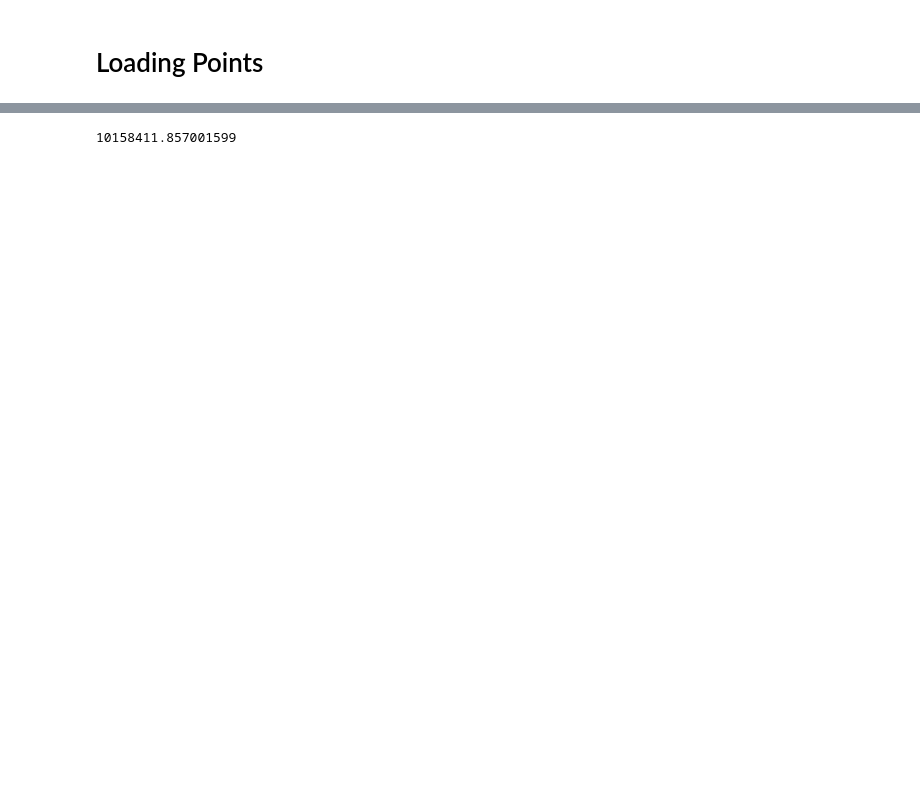
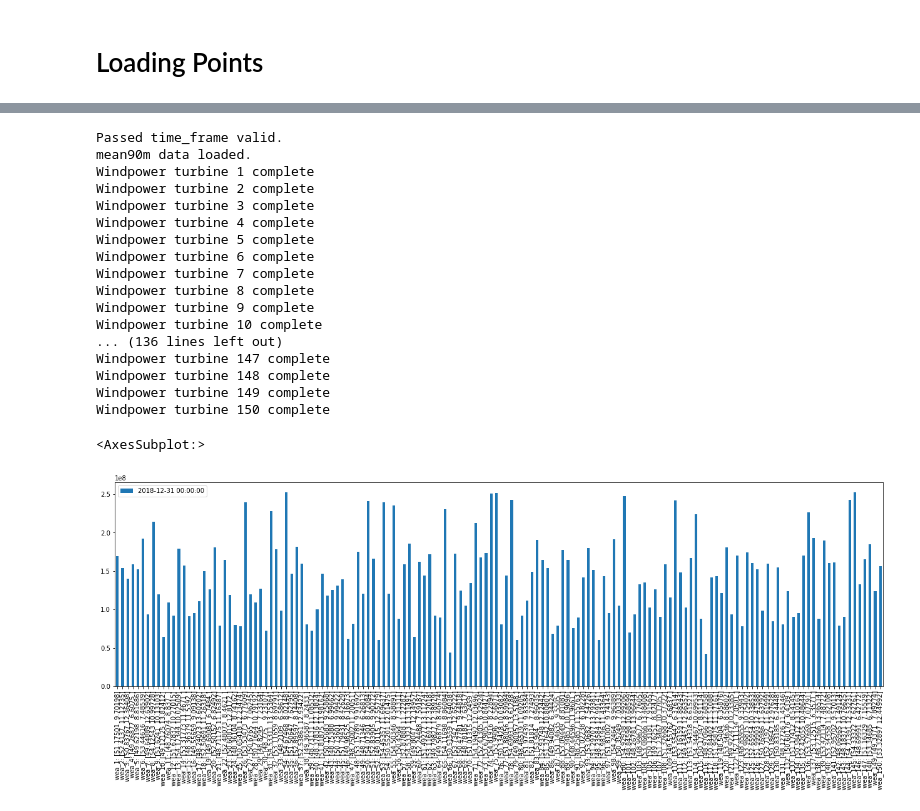
Before and after one commit to clwehner/Windatlas, a Jupyter notebook: windatlas/anemos_data/test_all.ipynb, the cells around one changed output, grey strips where cells are left out. Saved outputs shown, nothing was run; the diff lists cells and outputs as text; code cells hidden in the pictures; blank space fills up the shorter version.

```diff
--- a/windatlas/anemos_data/test_all.ipynb
+++ b/windatlas/anemos_data/test_all.ipynb
@@ -106,16 +72,30 @@ def weibull_power(lkl, A, k, rho, s:float=0.85) -> float:
-# %%
-path = r"/home/eouser/Documents/code/Windatlas/windatlas/anemos_data/wea_data/example/WEA_beispiel.csv"
-power_curves = pandas.read_csv(path, delimiter=";", index_col=0)
-power_curves = power_curves.reindex(sorted(power_curves.columns), axis=1)
-
-rho = 1.227
-k = 2
-A = 6
-v_mean = 7.7
-
-lkl = xarray.DataArray(power_curves).rename({"dim_0":"wspd", "dim_1":"rho"})
-lkl = lkl.assign_coords(rho=np.float64(lkl.rho))
-
-print(weibull_power(lkl, A, k, rho, s=1))
-# %% [output]
-10158411.857001599
+# %%
+testPoints.get_windpower_out(wind_data_type=WindDataType.MEAN90M)
+Eout = {}
+for num, point in enumerate(testPoints.point_list):
+    Eout[f"wea_{num+1}: {point.lat_lon_coor}"] = point.power_time_series
+
+df_90mean = pandas.DataFrame(data=Eout,index=testPoints.time_periode)
+df_90mean.head()#.resample("14d").mean().plot(figsize=(22,6))
+
+df_90mean.transpose().plot.bar(figsize=(22,6))
+# %% [output]
+Passed time_frame valid.
+mean90m data loaded.
+Windpower turbine 1 complete
+Windpower turbine 2 complete
+Windpower turbine 3 complete
+Windpower turbine 4 complete
+Windpower turbine 5 complete
+Windpower turbine 6 complete
+Windpower turbine 7 complete
+Windpower turbine 8 complete
+Windpower turbine 9 complete
+Windpower turbine 10 complete
+... (136 lines left out)
+Windpower turbine 147 complete
+Windpower turbine 148 complete
+Windpower turbine 149 complete
+Windpower turbine 150 complete
+<AxesSubplot:>
+[figure, added]
```
Also changed, not shown: parts of 17 cells of this notebook, 7 other files.
